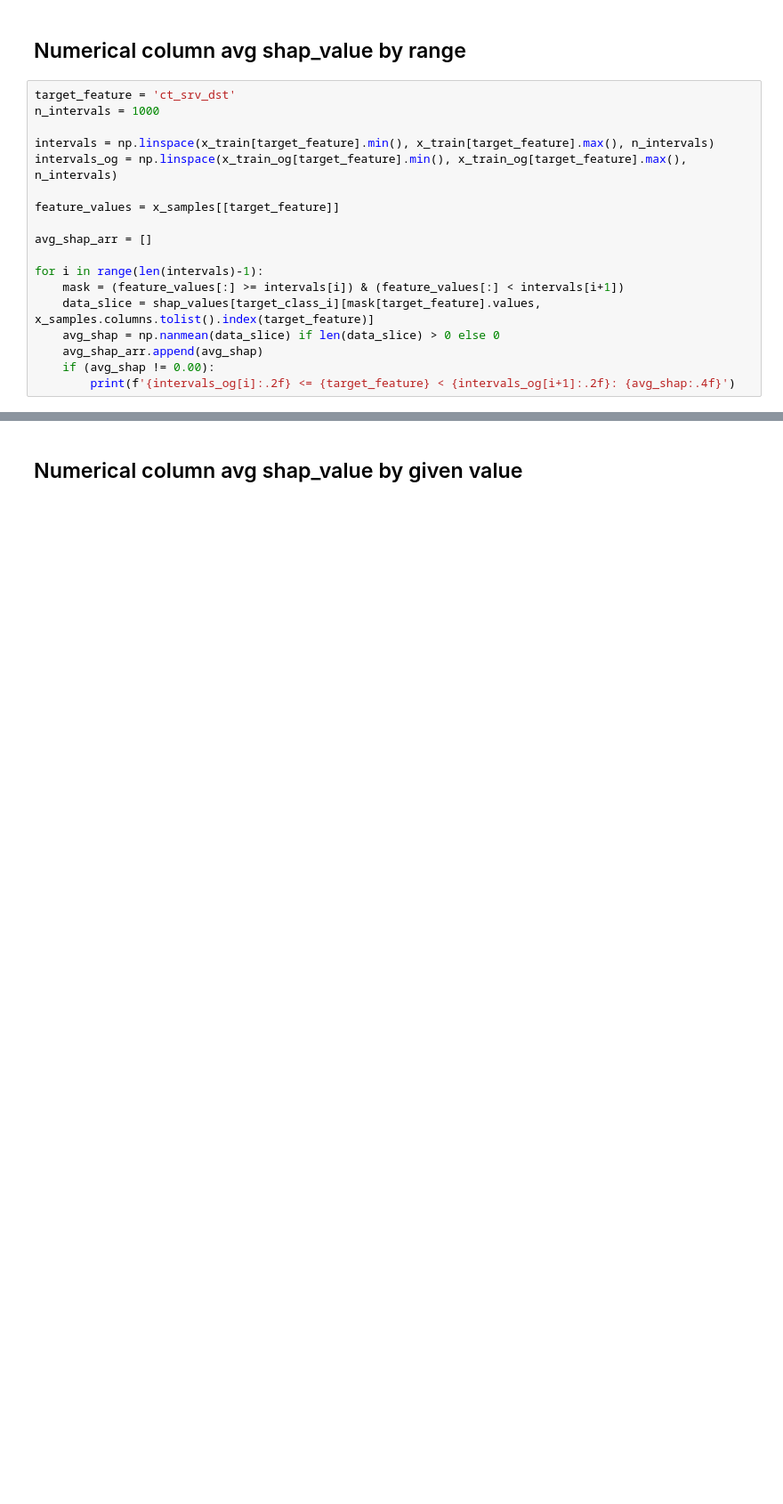
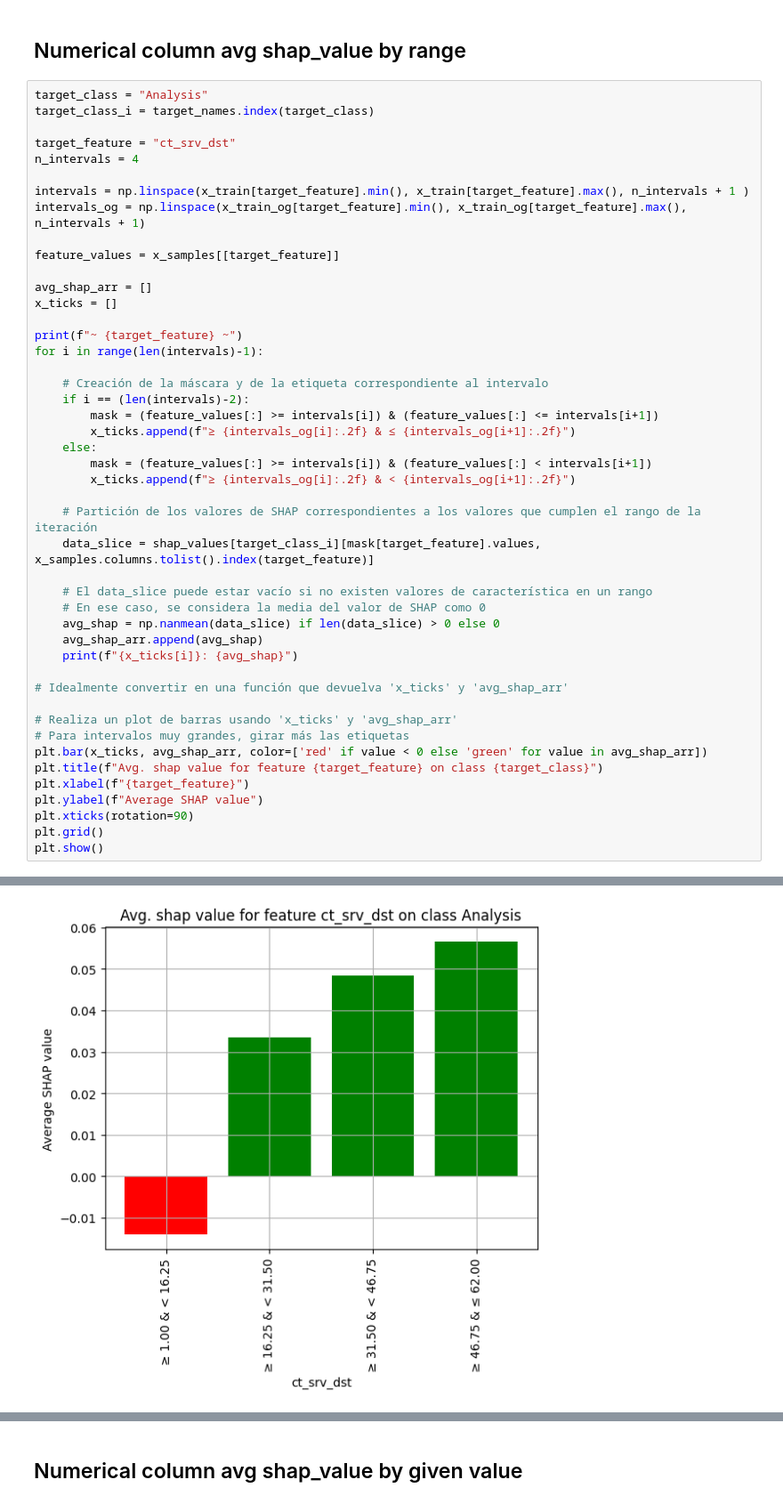
Before and after one commit to xavierlarrivaUPM/XAI_IDS, a Jupyter notebook: 3_XRL_FeatureRange.ipynb, the cells around one changed output, grey strips where cells are left out. Shown at 89% size. Saved outputs shown, nothing was run; the diff lists cells and outputs as text; blank space fills up the shorter version.

```diff
--- a/3_XRL_FeatureRange.ipynb
+++ b/3_XRL_FeatureRange.ipynb
@@ -76,21 +78,49 @@ No data for colormapping provided via 'c'. Parameters 'vmin', 'vmax' will be ign
 # %% [markdown]
 ## Numerical column avg shap_value by range
 # %%
-target_feature = 'ct_srv_dst'
-n_intervals = 1000
+target_class = "Analysis"
+target_class_i = target_names.index(target_class)
 
-intervals = np.linspace(x_train[target_feature].min(), x_train[target_feature].max(), n_intervals)
-intervals_og = np.linspace(x_train_og[target_feature].min(), x_train_og[target_feature].max(), n_intervals)
+target_feature = "ct_srv_dst"
+n_intervals = 4
+
+intervals = np.linspace(x_train[target_feature].min(), x_train[target_feature].max(), n_intervals + 1 )
+intervals_og = np.linspace(x_train_og[target_feature].min(), x_train_og[target_feature].max(), n_intervals + 1)
 
 feature_values = x_samples[[target_feature]]
 
 avg_shap_arr = []
+x_ticks = []
 
+print(f"~ {target_feature} ~")
 for i in range(len(intervals)-1):
-    mask = (feature_values[:] >= intervals[i]) & (feature_values[:] < intervals[i+1])
+
+    # Creación de la máscara y de la etiqueta correspondiente al intervalo
+    if i == (len(intervals)-2):
+        mask = (feature_values[:] >= intervals[i]) & (feature_values[:] <= intervals[i+1])
+        x_ticks.append(f"≥ {intervals_og[i]:.2f} & ≤ {intervals_og[i+1]:.2f}")
+    else:
+        mask = (feature_values[:] >= intervals[i]) & (feature_values[:] < intervals[i+1])
+        x_ticks.append(f"≥ {intervals_og[i]:.2f} & < {intervals_og[i+1]:.2f}")
+
+    # Partición de los valores de SHAP correspondientes a los valores que cumplen el rango de la iteración
     data_slice = shap_values[target_class_i][mask[target_feature].values, x_samples.columns.tolist().index(target_feature)]
+
+    # El data_slice puede estar vacío si no existen valores de característica en un rango
+    # En ese caso, se considera la media del valor de SHAP como 0
     avg_shap = np.nanmean(data_slice) if len(data_slice) > 0 else 0
     avg_shap_arr.append(avg_shap)
-    if (avg_shap != 0.00):
-        print(f'{intervals_og[i]:.2f} <= {target_feature} < {intervals_og[i+1]:.2f}: {avg_shap:.4f}')
+    print(f"{x_ticks[i]}: {avg_shap}")
+
+# Idealmente convertir en una función que devuelva 'x_ticks' y 'avg_shap_arr'
+
+# Realiza un plot de barras usando 'x_ticks' y 'avg_shap_arr'
+# Para intervalos muy grandes, girar más las etiquetas
+plt.bar(x_ticks, avg_shap_arr, color=['red' if value < 0 else 'green' for value in avg_shap_arr])
+plt.title(f"Avg. shap value for feature {target_feature} on class {target_class}")
+plt.xlabel(f"{target_feature}")
+plt.ylabel(f"Average SHAP value")
+plt.xticks(rotation=90)
+plt.grid()
+plt.show()
 # %% [output]
@@ -113,0 +132 @@ for i in range(len(intervals)-1):
+[figure, added]
```
Also changed, not shown: parts of 8 cells of this notebook.
